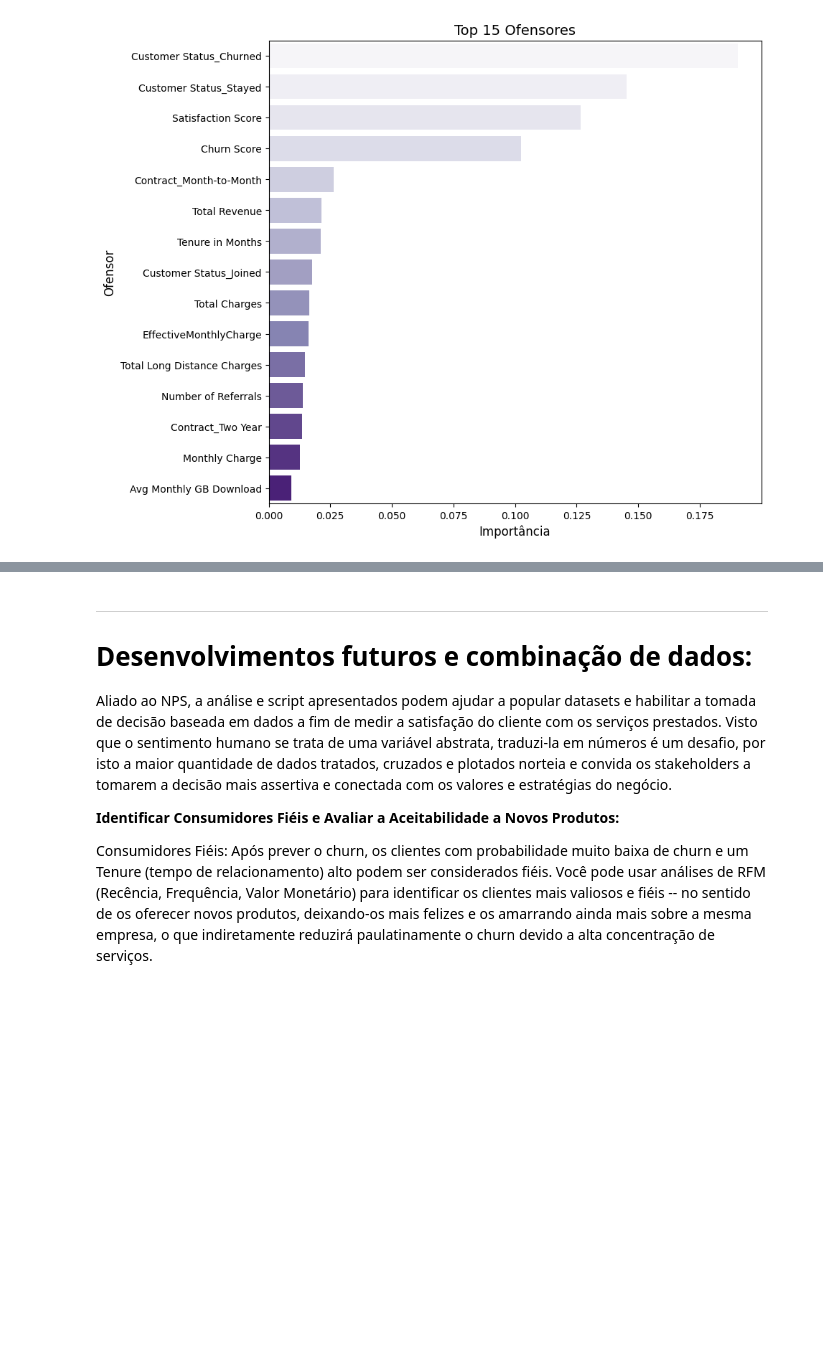
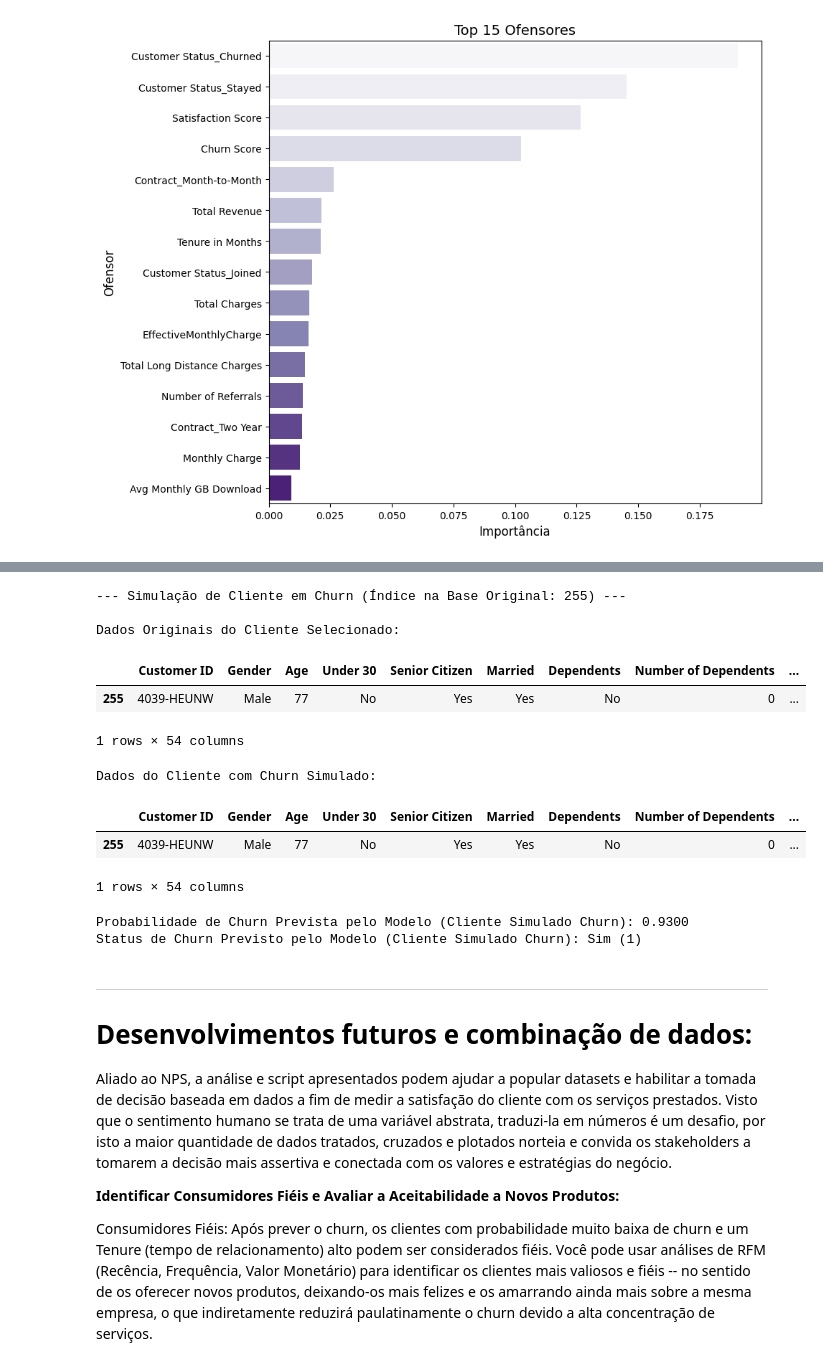
Before and after one commit to SpeedofLight007/churn-explorer, a Jupyter notebook: MVP_Analise_de_Dados_e_Boas_Praticas_Churn_Explorer_MSA.ipynb, the cells around one changed output, grey strips where cells are left out. Drawn from its saved outputs; the diff is of its cells as text; code cells hidden in the pictures; blank space fills up the shorter version.

```diff
--- a/MVP_Analise_de_Dados_e_Boas_Praticas_Churn_Explorer_MSA.ipynb
+++ b/MVP_Analise_de_Dados_e_Boas_Praticas_Churn_Explorer_MSA.ipynb
@@ -748,3 +735,47 @@ if 'model' in locals() and 'numerical_features' in locals() and 'categorical_fea
+# %%
+if 'df' in locals() and 'model' in locals():
+    sample_customer_index_original = np.random.randint(0, len(df))
+    sample_customer_data_original = df.iloc[[sample_customer_index_original]].copy()
+
+    print(f"\n--- Simulação de Cliente em Churn (Índice na Base Original: {sample_customer_index_original}) ---")
+    print("\nDados Originais do Cliente Selecionado:")
+    display(sample_customer_data_original)
+
+    if 'Churn Label' in sample_customer_data_original.columns:
+        sample_customer_data_churned = sample_customer_data_original.copy()
+        sample_customer_data_churned['Churn Label'] = 1 # Simulate Churn
+
+        print("\nDados do Cliente com Churn Simulado:")
+        display(sample_customer_data_churned)
+
+        if 'Churn Label' in X.columns:
+             sample_customer_for_prediction = sample_customer_data_churned.drop('Churn Label', axis=1, errors='ignore')
+        else:
+             sample_customer_for_prediction = sample_customer_data_churned.copy()
+
+        try:
+            churn_probability_simulated = model.predict_proba(sample_customer_for_prediction)[:, 1]
+            predicted_churn_simulated = model.predict(sample_customer_for_prediction)[0]
+
+            print(f"\nProbabilidade de Churn Prevista pelo Modelo (Cliente Simulado Churn): {churn_probability_simulated[0]:.4f}")
+            print(f"Status de Churn Previsto pelo Modelo (Cliente Simulado Churn): {'Sim (1)' if predicted_churn_simulated == 1 else 'Não (0)'}")
+
+        except Exception as e:
+            print(f"\nErro durante a predição para o cliente simulado: {e}")
+            print("Verifique se as colunas do DataFrame simulado correspondem às colunas usadas para treinar o modelo.")
+# %% [output]
+--- Simulação de Cliente em Churn (Índice na Base Original: 255) ---
+
+Dados Originais do Cliente Selecionado:
+|  | Customer ID | Gender | Age | Under 30 | Senior Citizen | Married | Dependents | Number of Dependents | ... |
+| 255 | 4039-HEUNW | Male | 77 | No | Yes | Yes | No | 0 | ... |
+1 rows × 54 columns
+Dados do Cliente com Churn Simulado:
+|  | Customer ID | Gender | Age | Under 30 | Senior Citizen | Married | Dependents | Number of Dependents | ... |
+| 255 | 4039-HEUNW | Male | 77 | No | Yes | Yes | No | 0 | ... |
+1 rows × 54 columns
+Probabilidade de Churn Prevista pelo Modelo (Cliente Simulado Churn): 0.9300
+Status de Churn Previsto pelo Modelo (Cliente Simulado Churn): Sim (1)
 # %% [markdown]
 
 
```
Also changed, not shown: parts of 2 cells of this notebook.
